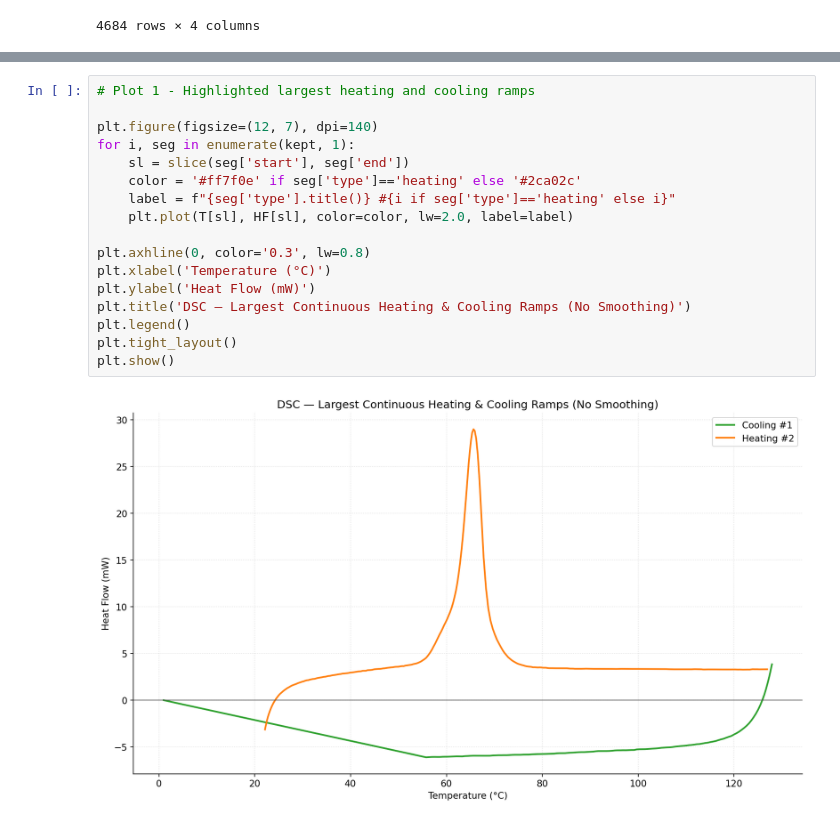
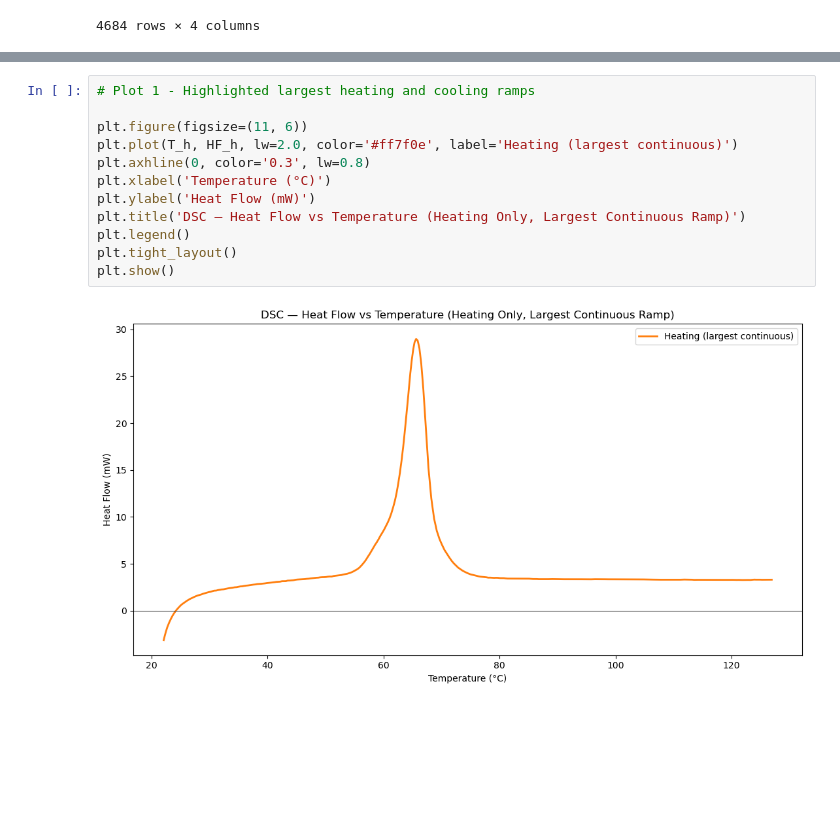
Before and after one commit to Thomas-J-Fish/II_Materials, a Jupyter notebook: P3_Polymer_Crystallisation/PEO50_analysis.ipynb, the cells around one changed output, grey strips where cells are left out. Drawn from its saved outputs; the diff is of its cells as text; blank space fills up the shorter version.

```diff
--- a/P3_Polymer_Crystallisation/PEO50_analysis.ipynb
+++ b/P3_Polymer_Crystallisation/PEO50_analysis.ipynb
@@ -160,22 +149,17 @@ kept = sorted(kept, key=lambda s: s['start'])  # optional: chronological order
 # %%
 # Plot 1 - Highlighted largest heating and cooling ramps
 
-plt.figure(figsize=(12, 7), dpi=140)
-for i, seg in enumerate(kept, 1):
-    sl = slice(seg['start'], seg['end'])
-    color = '#ff7f0e' if seg['type']=='heating' else '#2ca02c'
-    label = f"{seg['type'].title()} #{i if seg['type']=='heating' else i}"
-    plt.plot(T[sl], HF[sl], color=color, lw=2.0, label=label)
-
+plt.figure(figsize=(11, 6))
+plt.plot(T_h, HF_h, lw=2.0, color='#ff7f0e', label='Heating (largest continuous)')
 plt.axhline(0, color='0.3', lw=0.8)
 plt.xlabel('Temperature (°C)')
 plt.ylabel('Heat Flow (mW)')
-plt.title('DSC — Largest Continuous Heating & Cooling Ramps (No Smoothing)')
+plt.title('DSC — Heat Flow vs Temperature (Heating Only, Largest Continuous Ramp)')
 plt.legend()
 plt.tight_layout()
 plt.show()
 # %% [output]
-[figure, old version]
+[figure, new version]
 # %%
 # Plot 2 - Heat flow time series (full data)
 
```
Also changed, not shown: parts of 7 cells of this notebook, 7 other files.
